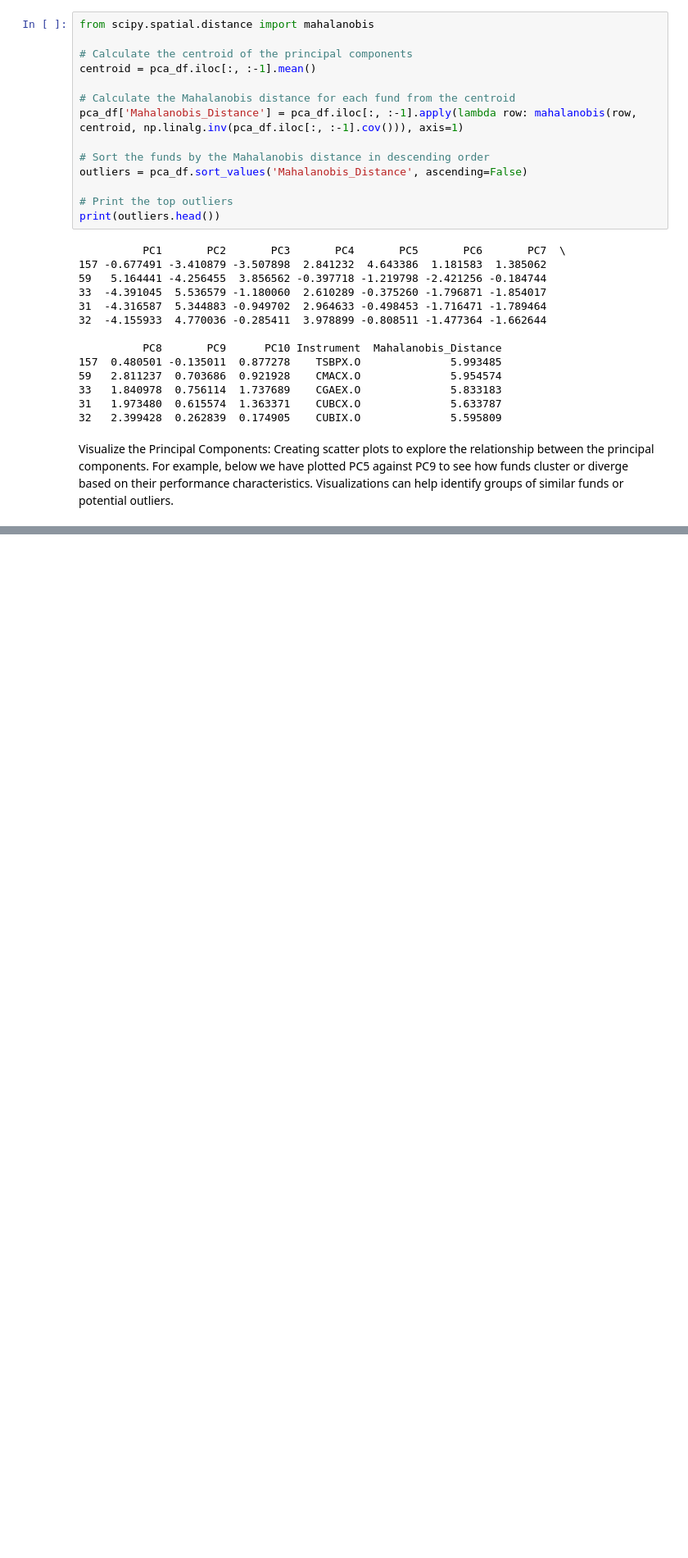
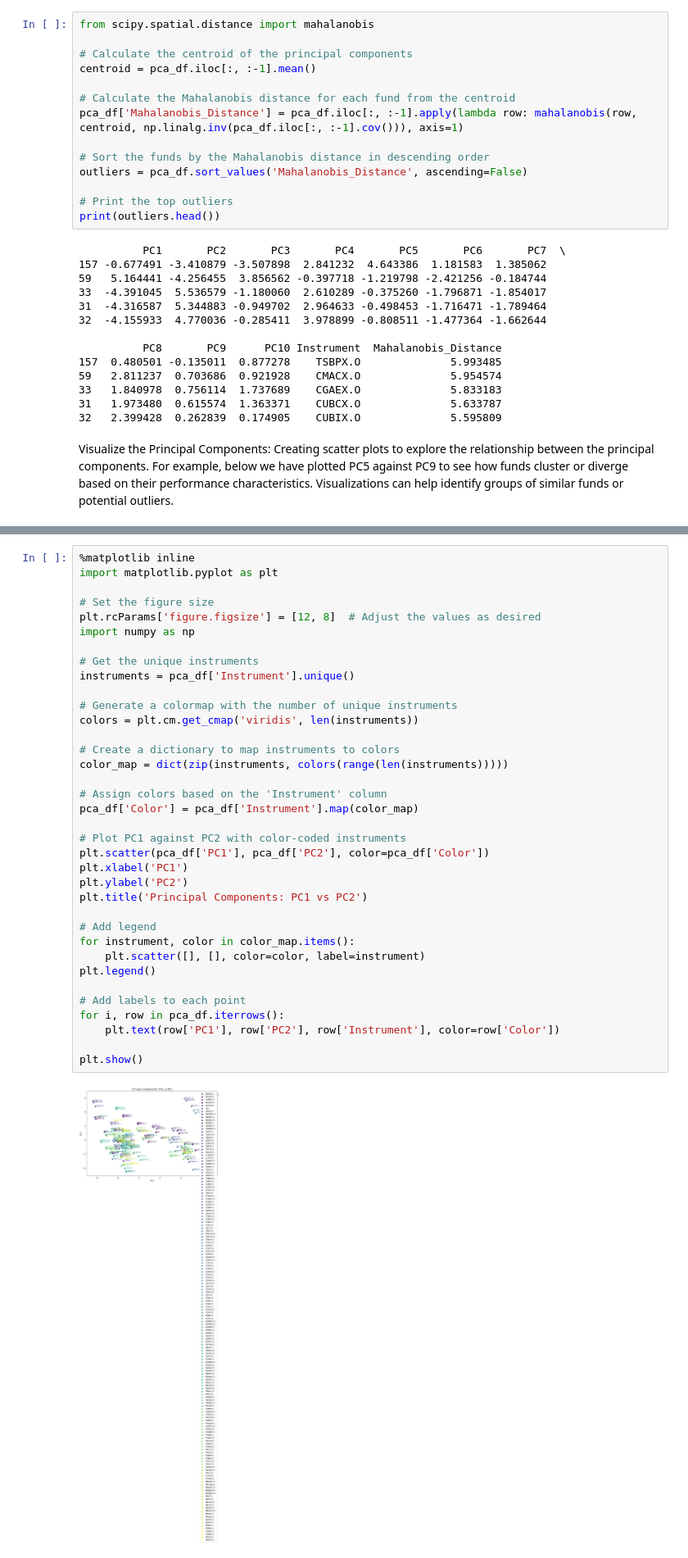
Before and after one commit to SIGatUCSD/SIGPytch, a Jupyter notebook: PCA/sig_pca.ipynb, the cells around one changed output, grey strips where cells are left out. Shown at 82% size. Drawn from its saved outputs; the diff is of its cells as text; blank space fills up the shorter version.

```diff
--- a/PCA/sig_pca.ipynb
+++ b/PCA/sig_pca.ipynb
@@ -188,0 +189,38 @@ plt.show()
+# %%
+%matplotlib inline
+import matplotlib.pyplot as plt
+
+# Set the figure size
+plt.rcParams['figure.figsize'] = [12, 8]  # Adjust the values as desired
+import numpy as np
+
+# Get the unique instruments
+instruments = pca_df['Instrument'].unique()
+
+# Generate a colormap with the number of unique instruments
+colors = plt.cm.get_cmap('viridis', len(instruments))
+
+# Create a dictionary to map instruments to colors
+color_map = dict(zip(instruments, colors(range(len(instruments)))))
+
+# Assign colors based on the 'Instrument' column
+pca_df['Color'] = pca_df['Instrument'].map(color_map)
+
+# Plot PC1 against PC2 with color-coded instruments
+plt.scatter(pca_df['PC1'], pca_df['PC2'], color=pca_df['Color'])
+plt.xlabel('PC1')
+plt.ylabel('PC2')
+plt.title('Principal Components: PC1 vs PC2')
+
+# Add legend
+for instrument, color in color_map.items():
+    plt.scatter([], [], color=color, label=instrument)
+plt.legend()
+
+# Add labels to each point
+for i, row in pca_df.iterrows():
+    plt.text(row['PC1'], row['PC2'], row['Instrument'], color=row['Color'])
+
+plt.show()
+# %% [output]
+[figure, added]
```
Also changed, not shown: parts of 4 cells of this notebook.
